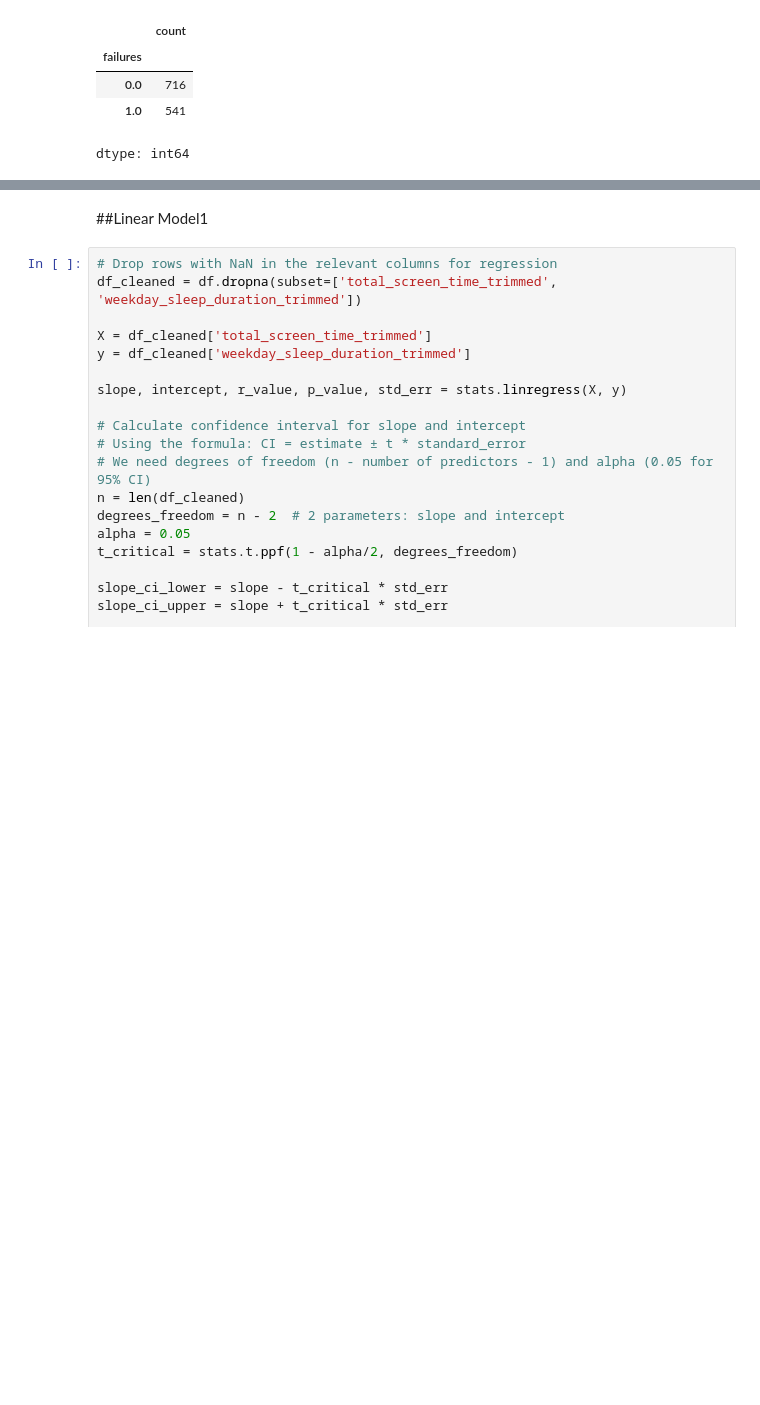
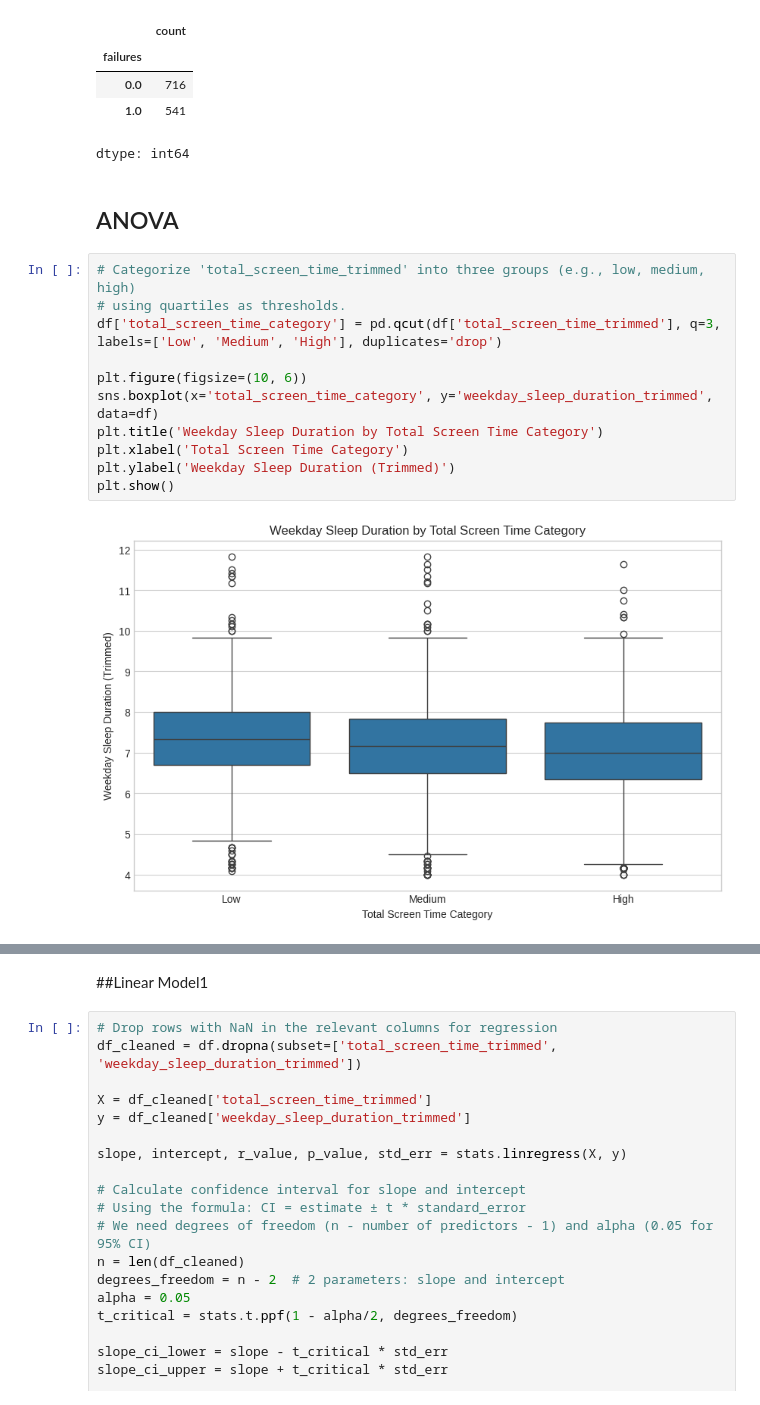
Before and after one commit to nudlue/expert-spoon-, a Jupyter notebook: HolyMoly.ipynb, the cells around one changed output, grey strips where cells are left out. Saved outputs shown, nothing was run; the diff lists cells and outputs as text; blank space fills up the shorter version.

```diff
--- a/HolyMoly.ipynb
+++ b/HolyMoly.ipynb
@@ -84,3 +84,18 @@ display(failure_counts)
 | 0.0 | 716 |
 | 1.0 | 541 |
 dtype: int64
+# %% [markdown]
+## ANOVA
+# %%
+# Categorize 'total_screen_time_trimmed' into three groups (e.g., low, medium, high)
+# using quartiles as thresholds.
+df['total_screen_time_category'] = pd.qcut(df['total_screen_time_trimmed'], q=3, labels=['Low', 'Medium', 'High'], duplicates='drop')
+
+plt.figure(figsize=(10, 6))
+sns.boxplot(x='total_screen_time_category', y='weekday_sleep_duration_trimmed', data=df)
+plt.title('Weekday Sleep Duration by Total Screen Time Category')
+plt.xlabel('Total Screen Time Category')
+plt.ylabel('Weekday Sleep Duration (Trimmed)')
+plt.show()
+# %% [output]
+[figure, added]
```
Also changed, not shown: parts of 74 cells of this notebook.
